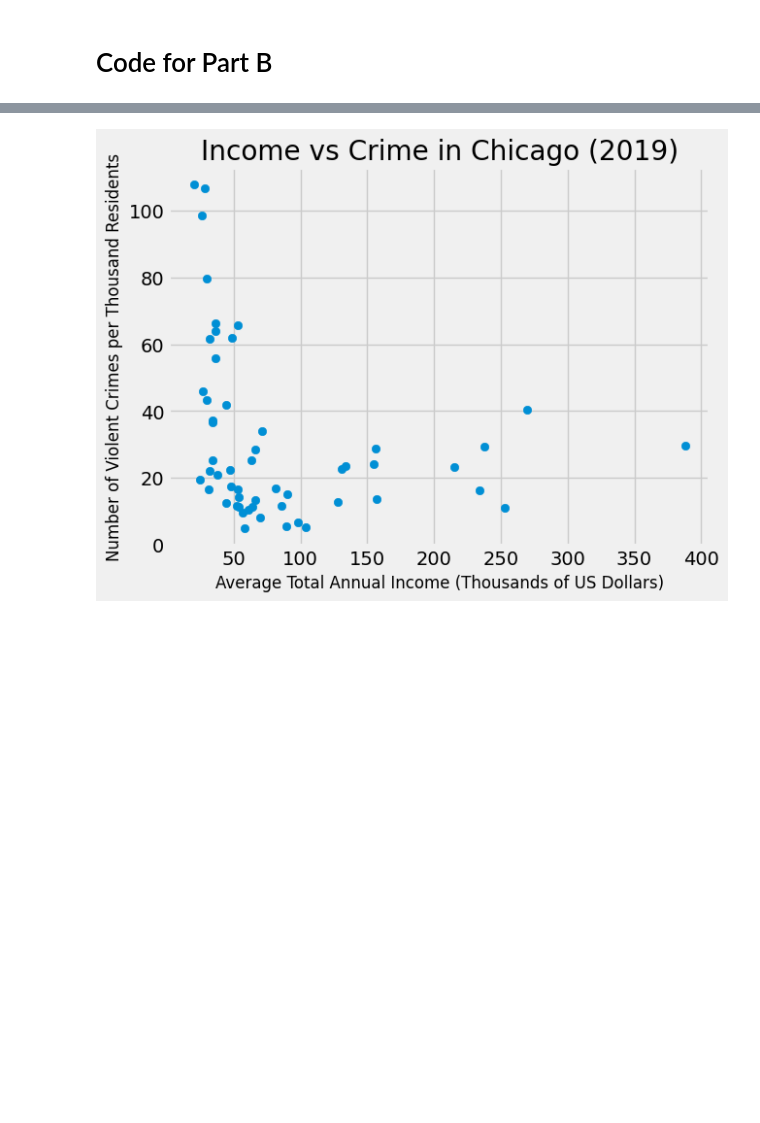
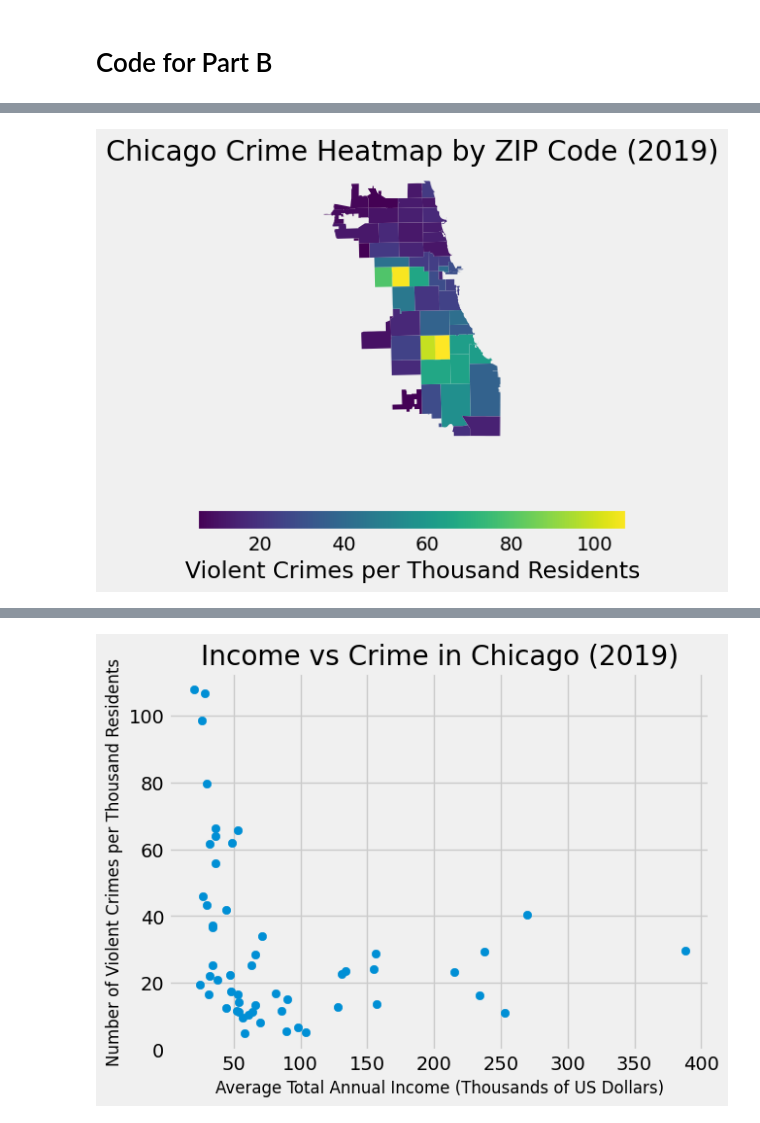
Before and after one commit to rbitton1729/chicagostats, a Jupyter notebook: chicagostats.ipynb, the cells around one changed output, grey strips where cells are left out. Drawn from its saved outputs; the diff is of its cells as text; code cells hidden in the pictures; blank space fills up the shorter version.

```diff
--- a/chicagostats.ipynb
+++ b/chicagostats.ipynb
@@ -194,7 +194,7 @@ Next I will eliminate irrelevent columnsi in the crime dataframe, isolate only v
 # %%
 crimes = crimes_zip[crimes_zip["Primary Type"].isin(["ASSAULT", "BATTERY", "CRIMINAL SEXUAL ASSAULT",
                                              "SEX OFFENSE", "HOMICIDE", "ROBBERY", "CRIM SEXUAL ASSAULT", "KIDNAPPING",
-                                             "INTIMIDATION", "STALKING", "HUMAN TRAFFICKING"])].drop(columns="Arrest")
+                                             "INTIMIDATION", "STALKING", "HUMAN TRAFFICKING"])]
 
 type_counts = crimes["Primary Type"].value_counts().to_frame()
 zip_freqs = crimes["ZIP"].astype(str).value_counts().to_frame()
@@ -292,0 +317,11 @@ crime_vs_income.describe()
+# %%
+crime_heatmap = zipcodes.merge(crime_vs_income, left_on='ZIP', right_on='Zip Code')
+fig, ax = plt.subplots(1, 1, figsize=(5, 5))
+crime_heatmap.plot(column='Number of Violent Crimes per Thousand Residents', ax=ax, legend=True,
+                   legend_kwds={'label': "Violent Crimes per Thousand Residents",
+                                'orientation': "horizontal"})
+ax.set_title('Chicago Crime Heatmap by ZIP Code (2019)')
+ax.set_axis_off()
+plt.show()
+# %% [output]
+[figure, added]
```
Also changed, not shown: parts of 9 cells of this notebook, 1 other file.
